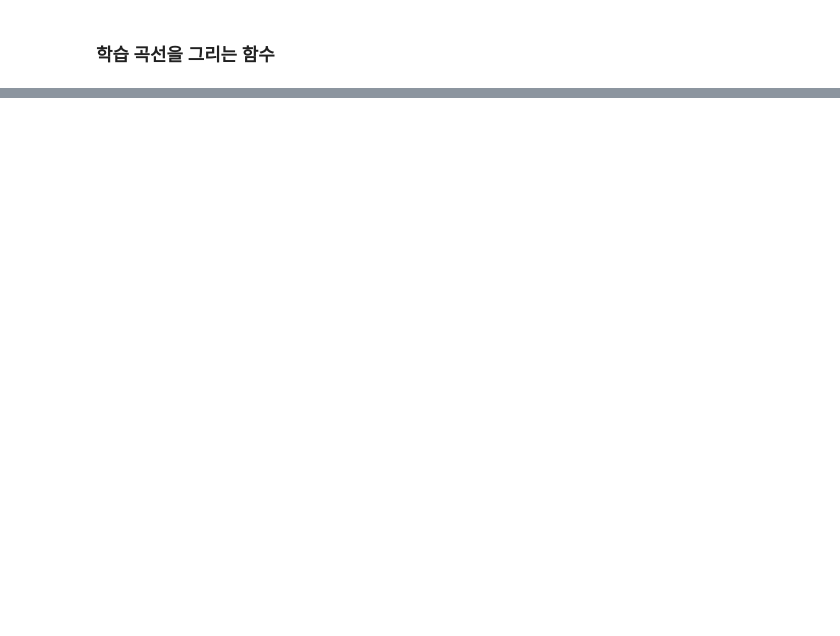
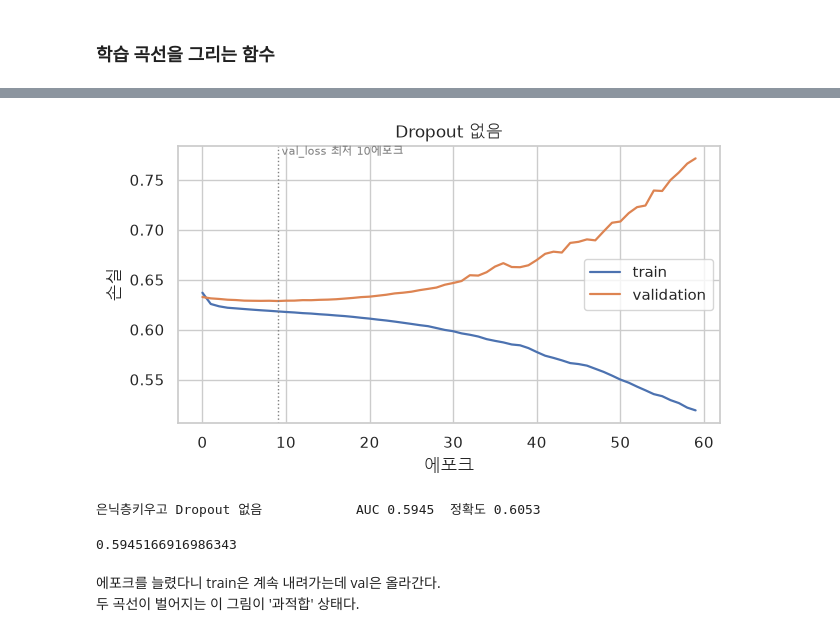
Before and after one commit to wonguwon/KDT0513, a Jupyter notebook: 06_Python/11_dl/01_keras.ipynb, the cells around one changed output, grey strips where cells are left out. Drawn from its saved outputs; the diff is of its cells as text; code cells hidden in the pictures; blank space fills up the shorter version.

```diff
--- a/06_Python/11_dl/01_keras.ipynb
+++ b/06_Python/11_dl/01_keras.ipynb
@@ -233,0 +393,19 @@ def evaluate(name, model, X, y, scaler=None):
+# %%
+t0 = time.time()
+
+model_big = build_model(len(FEATURES), hidden=(256,256,128), dropout=0.0)
+print(f"{model_big.count_params():,}개 / 학습데이터 {int(len(X_train) * 0.8):,}행\n")
+
+hist_big = model_big.fit(
+    X_train_s, y_train,
+    epochs=60,
+    batch_size=512,
+    validation_split=0.2,   # 뒤쭉 20%는 검증용으로 뗀다
+    shuffle=False,          # 섞지 않는다(시계열)
+    verbose=0,              # 에포크마다 출력하면 20줄이 나온다. -> 출력을 끈다.
+)
+
+print(f"학습시간 : {time.time() - t0:.0f}초\n")
+print("epoch    train_loss  val_loss")
+for i in range(0,20,2):
+    print(f"{i + 1:>5}  {hist_big.history['loss'][i]:>10.4f}    {hist_big.history['val_loss'][i]:>10.4f}")
@@ -233,0 +428,12 @@ def evaluate(name, model, X, y, scaler=None):
+# %%
+plot_history(hist_big, "Dropout 없음")
+plt.show()
+
+evaluate("은닉층키우고 Dropout 없음", model_big, X_test, y_test, scaler)
+# %% [output]
+[figure, added]
+은닉층키우고 Dropout 없음            AUC 0.5945  정확도 0.6053
+0.5945166916986343
+# %% [markdown]
+에포크를 늘렸다니 train은 계속 내려가는데 val은 올라간다.
+두 곡선이 벌어지는 이 그림이 '과적합' 상태다.
```
Also changed, not shown: parts of 23 cells of this notebook, 3 other files.
